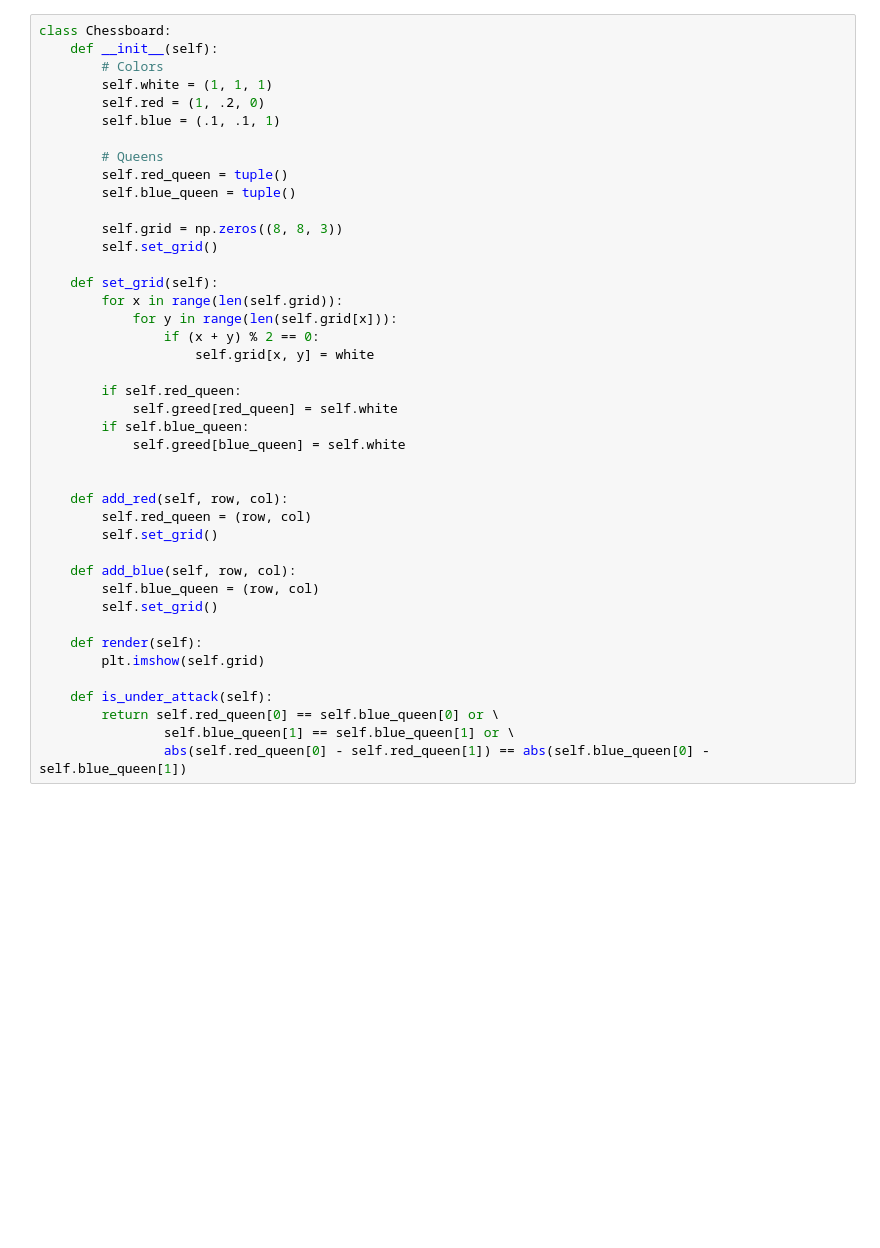
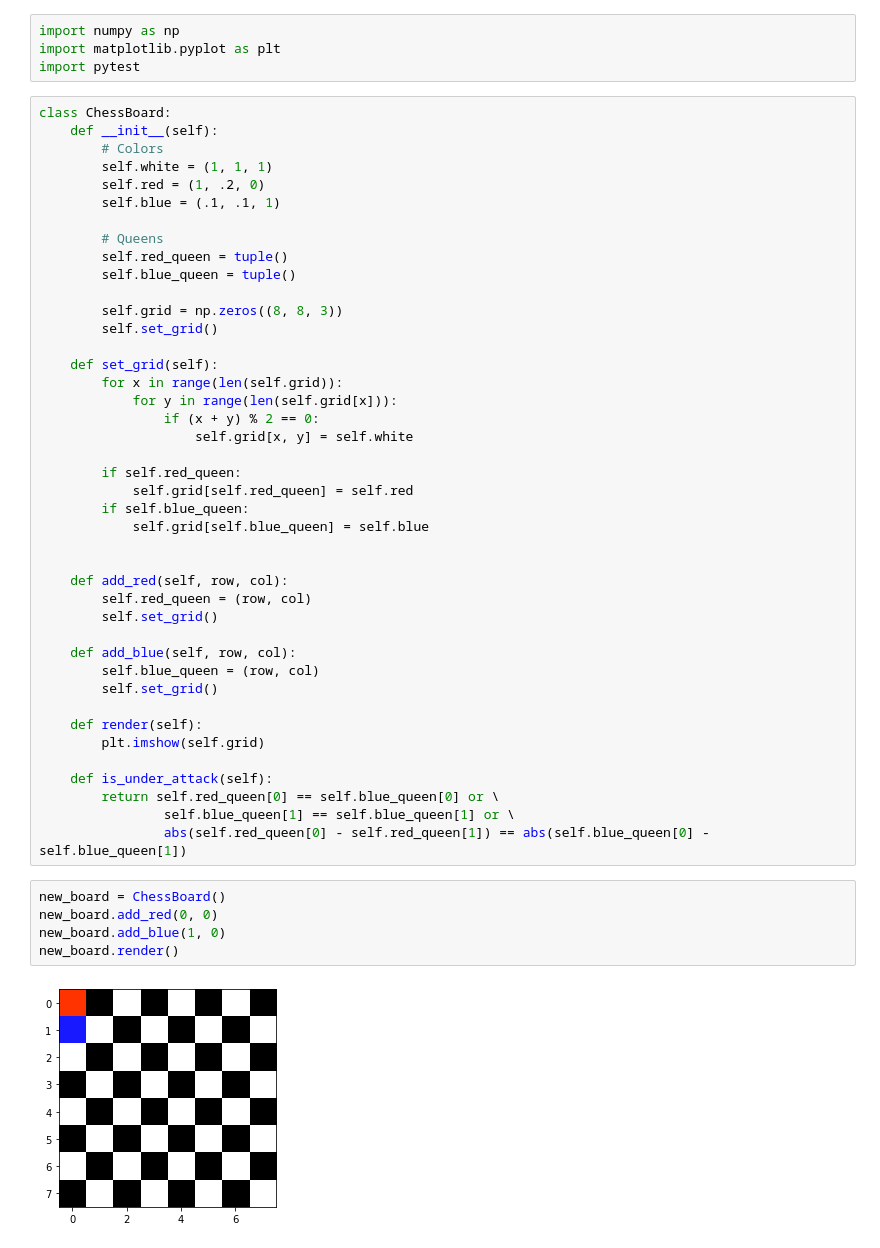
Before and after one commit to LeoKuhorev/chess-board, a Jupyter notebook: chess_board.ipynb, the cells around one changed output. Cells and saved outputs as stored; diff of their text form; blank space fills up the shorter version.

```diff
--- a/chess_board.ipynb
+++ b/chess_board.ipynb
@@ -3,5 +8,9 @@
+# %%
+import numpy as np
+import matplotlib.pyplot as plt
+import pytest
 # %%
-class Chessboard:
+class ChessBoard:
     def __init__(self):
         # Colors
         self.white = (1, 1, 1)
@@ -19,12 +28,12 @@ class Chessboard:
         for x in range(len(self.grid)):
             for y in range(len(self.grid[x])):
                 if (x + y) % 2 == 0:
-                    self.grid[x, y] = white
+                    self.grid[x, y] = self.white
 
         if self.red_queen:
-            self.greed[red_queen] = self.white
+            self.grid[self.red_queen] = self.red
         if self.blue_queen:
-            self.greed[blue_queen] = self.white
+            self.grid[self.blue_queen] = self.blue
 
 
     def add_red(self, row, col):
@@ -42,3 +51,10 @@ class Chessboard:
         return self.red_queen[0] == self.blue_queen[0] or \
                 self.blue_queen[1] == self.blue_queen[1] or \
                 abs(self.red_queen[0] - self.red_queen[1]) == abs(self.blue_queen[0] - self.blue_queen[1])
+# %%
+new_board = ChessBoard()
+new_board.add_red(0, 0)
+new_board.add_blue(1, 0)
+new_board.render()
+# %% [output]
+[figure, added]
```
Also changed, not shown: parts of 5 cells of this notebook, 2 other files.
